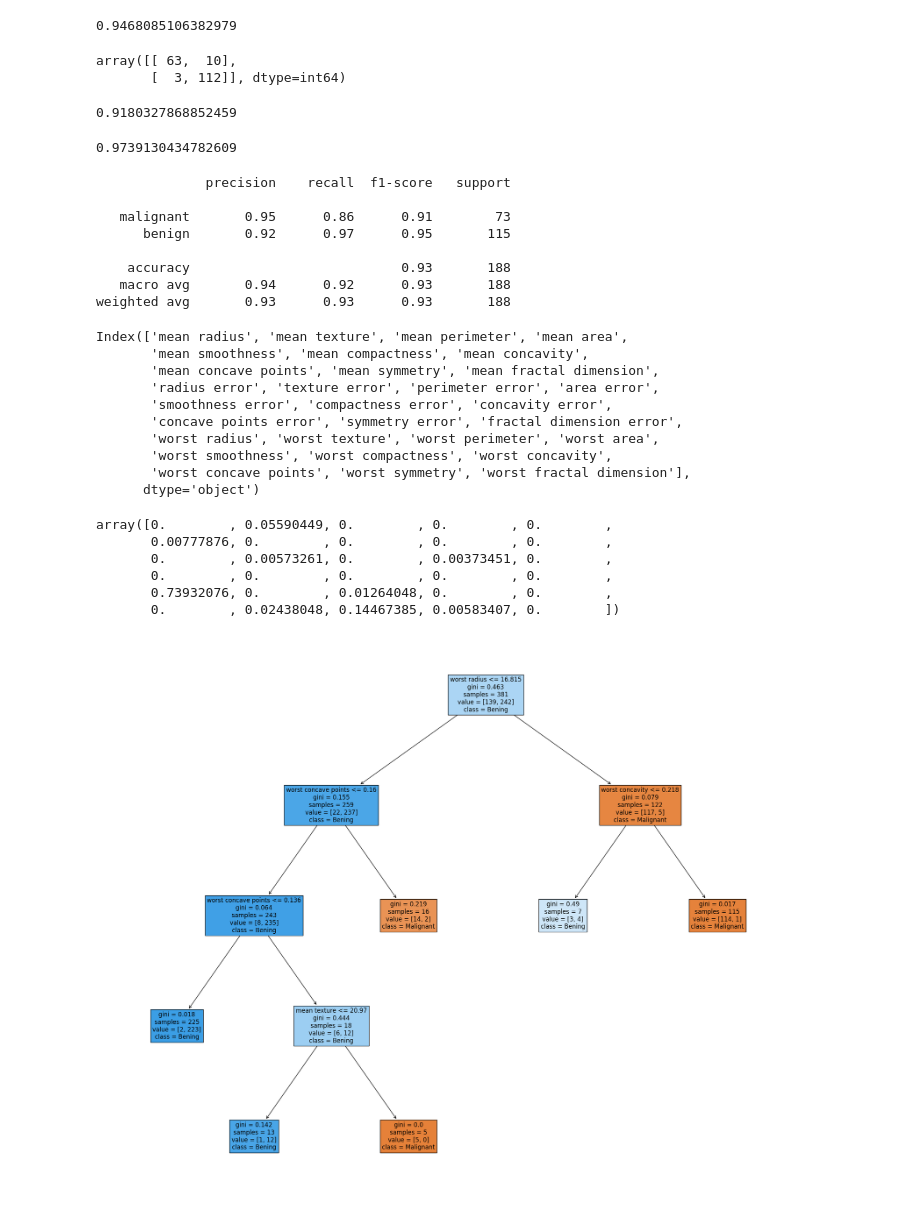
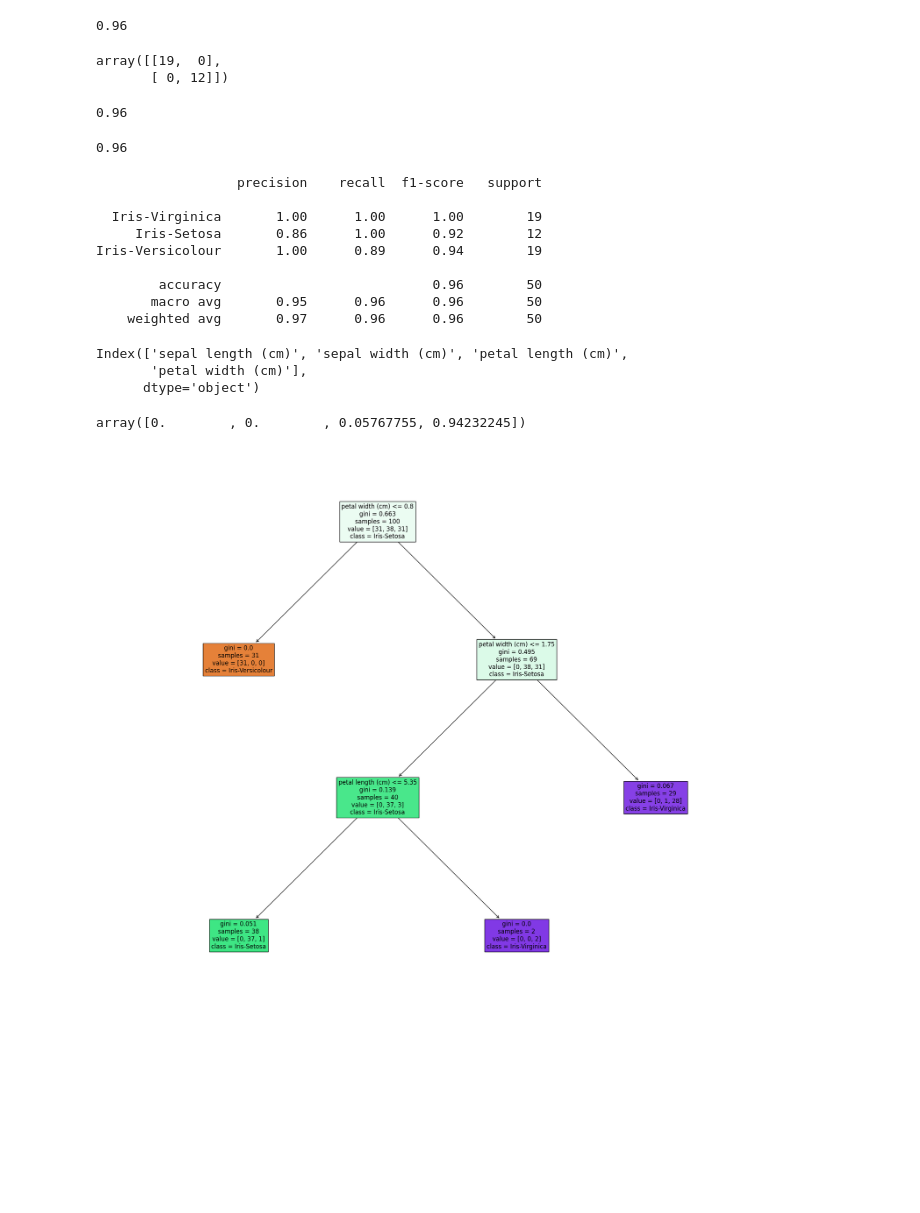
Before and after one commit to safedhaouadi/test, a Jupyter notebook: test.ipynb, the cells around one changed output. Drawn from its saved outputs; the diff is of its cells as text; code cells hidden in the pictures; blank space fills up the shorter version.

```diff
--- a/test.ipynb
+++ b/test.ipynb
@@ -4,5 +4,5 @@ from sklearn.datasets import load_breast_cancer
 # %%
-data = load_breast_cancer()
+data = load_iris()
 dataset = pd.DataFrame(data=data['data'], columns=data['feature_names'])
 dataset
 # %% [output]
@@ -97,64 +95,53 @@ array([[0.00888889, 0.99111111],
 from sklearn.metrics import accuracy_score
 accuracy_score(y_test, predictions)
 # %% [output]
-0.9468085106382979
+0.96
 # %%
 from sklearn.metrics import confusion_matrix
 confusion_matrix(y_test, predictions, labels=[0,1])
 # %% [output]
-array([[ 63,  10],
-       [  3, 112]], dtype=int64)
+array([[19,  0],
+       [ 0, 12]])
 # %%
 from sklearn.metrics import precision_score
-precision_score(y_test, predictions)
+precision_score(y_test, predictions, average='micro')
 # %% [output]
-0.9180327868852459
+0.96
 # %%
 from sklearn.metrics import recall_score
-recall_score(y_test, predictions)
+recall_score(y_test, predictions, average='micro')
 # %% [output]
-0.9739130434782609
+0.96
 # %%
 from sklearn.metrics import classification_report
-print(classification_report(y_test, predictions, target_names=['malignant','benign']))
+print(classification_report(y_test, predictions, target_names=['Iris-Virginica','Iris-Setosa','Iris-Versicolour']))
 # %% [output]
-              precision    recall  f1-score   support
+                  precision    recall  f1-score   support
 
-   malignant       0.95      0.86      0.91        73
-      benign       0.92      0.97      0.95       115
+  Iris-Virginica       1.00      1.00      1.00        19
+     Iris-Setosa       0.86      1.00      0.92        12
+Iris-Versicolour       1.00      0.89      0.94        19
 
-    accuracy                           0.93       188
-   macro avg       0.94      0.92      0.93       188
-weighted avg       0.93      0.93      0.93       188
+        accuracy                           0.96        50
+       macro avg       0.95      0.96      0.96        50
+    weighted avg       0.97      0.96      0.96        50
 # %%
 feature_names = x.columns
 feature_names
 # %% [output]
-Index(['mean radius', 'mean texture', 'mean perimeter', 'mean area',
-       'mean smoothness', 'mean compactness', 'mean concavity',
-       'mean concave points', 'mean symmetry', 'mean fractal dimension',
-       'radius error', 'texture error', 'perimeter error', 'area error',
-       'smoothness error', 'compactness error', 'concavity error',
-       'concave points error', 'symmetry error', 'fractal dimension error',
-       'worst radius', 'worst texture', 'worst perimeter', 'worst area',
-       'worst smoothness', 'worst compactness', 'worst concavity',
-       'worst concave points', 'worst symmetry', 'worst fractal dimension'],
+Index(['sepal length (cm)', 'sepal width (cm)', 'petal length (cm)',
+       'petal width (cm)'],
       dtype='object')
 # %%
 clt.feature_importances_
 # %% [output]
-array([0.        , 0.05590449, 0.        , 0.        , 0.        ,
-       0.00777876, 0.        , 0.        , 0.        , 0.        ,
-       0.        , 0.00573261, 0.        , 0.00373451, 0.        ,
-       0.        , 0.        , 0.        , 0.        , 0.        ,
-       0.73932076, 0.        , 0.01264048, 0.        , 0.        ,
-       0.        , 0.02438048, 0.14467385, 0.00583407, 0.        ])
+array([0.        , 0.        , 0.05767755, 0.94232245])
 # %%
 from sklearn import tree
 from matplotlib import pyplot as plt
 fig = plt.figure(figsize=(25,20))
-_ = tree.plot_tree(clt, feature_names=feature_names,class_names={0:'Malignant', 1:'Bening'},
+_ = tree.plot_tree(clt, feature_names=feature_names,class_names={0:'Iris-Versicolour', 1:'Iris-Setosa', 2:'Iris-Virginica'},
                    filled=True,
                    fontsize=12)
 # %% [output]
-[figure, old version]
+[figure, new version]
```
Also changed, not shown: parts of 6 cells of this notebook.
